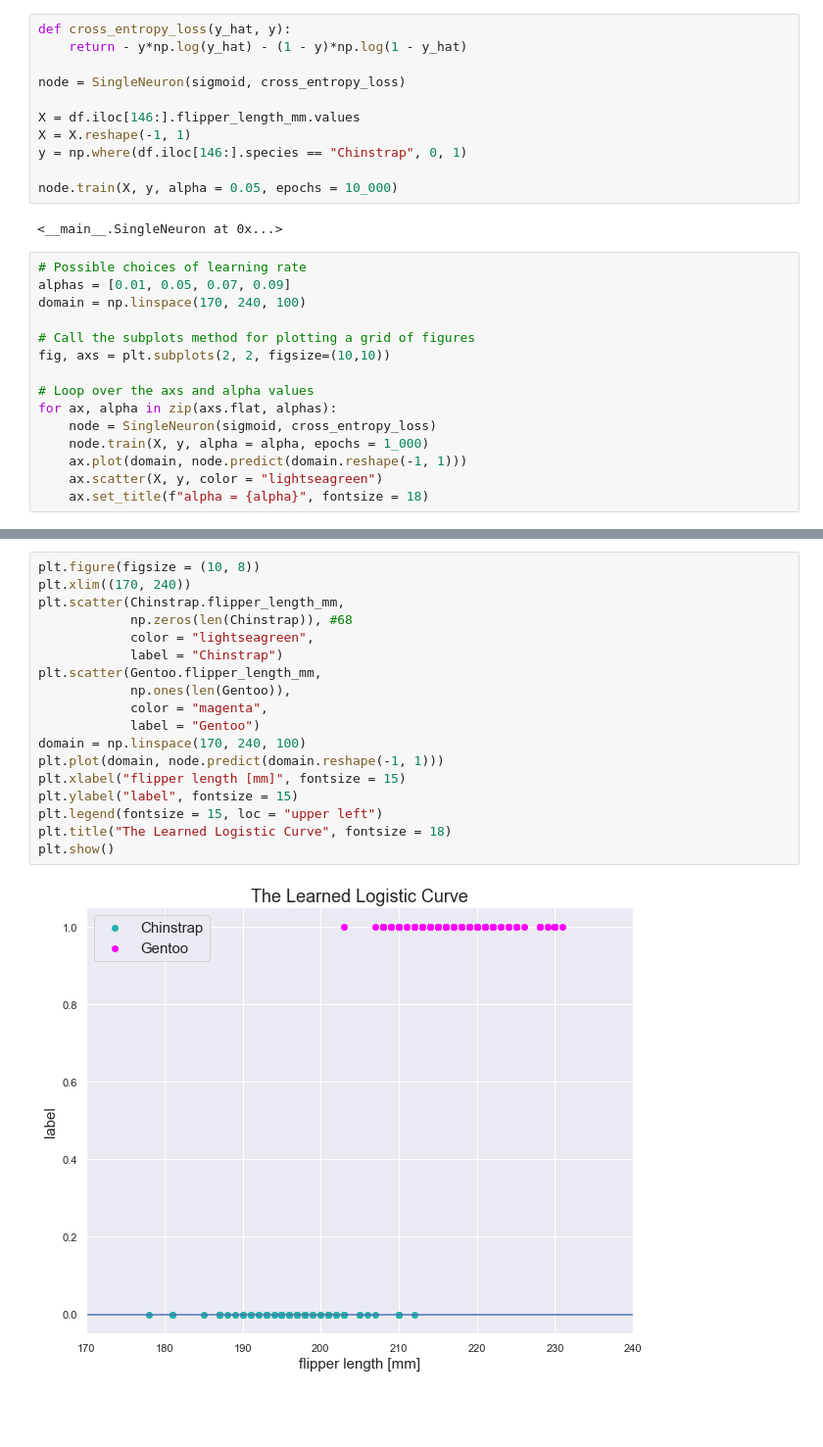
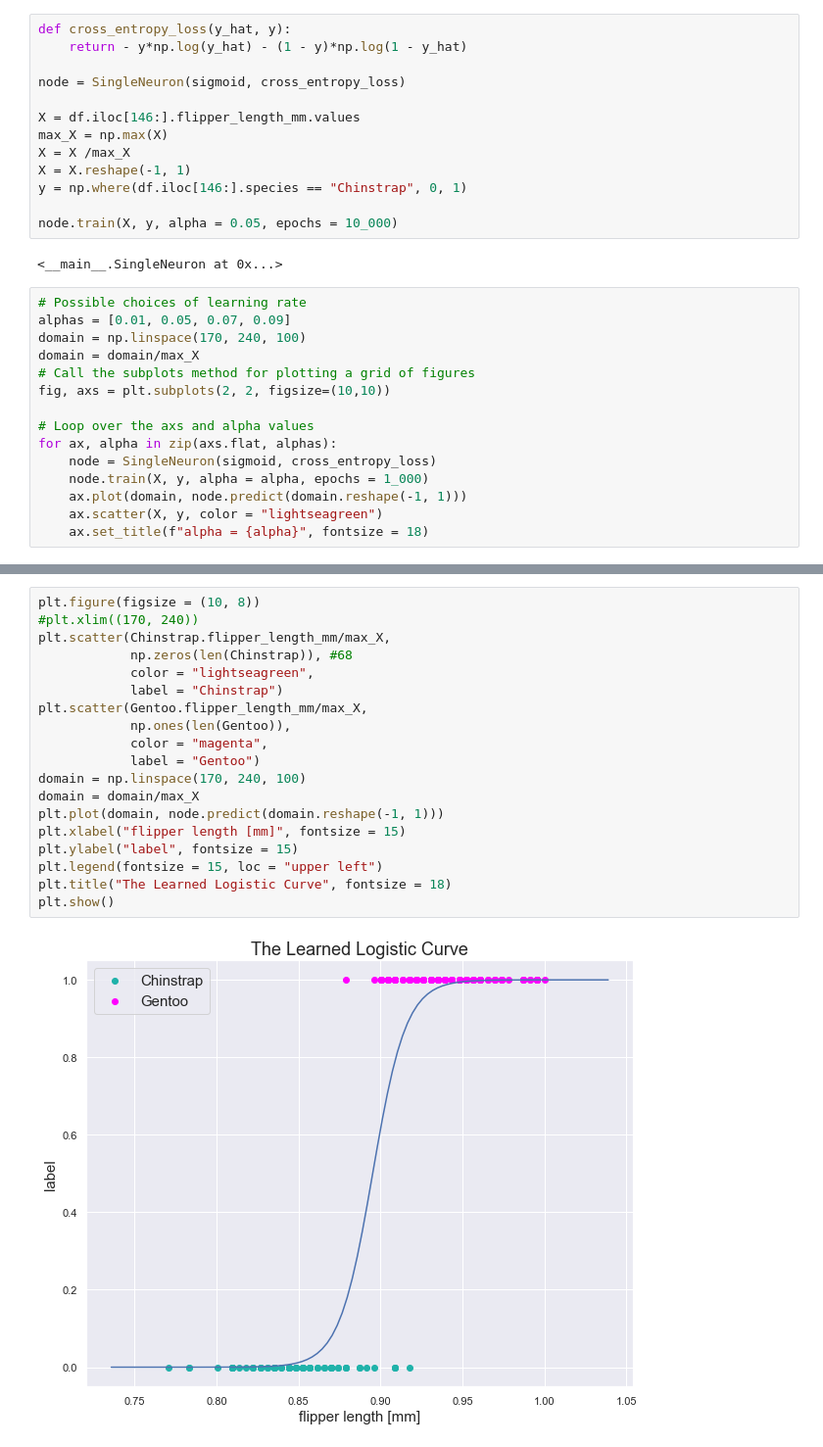
Before and after one commit to alinaali/Data_Science_and_Machine_Learning, a Jupyter notebook: Supervised Learning/Logistic_Regression/Logistic_Regression.ipynb, the cells around one changed output, grey strips where cells are left out. Shown: that part at 98% size. Cells and saved outputs as stored; diff of their text form; blank space fills up the shorter version.

```diff
--- a/Supervised Learning/Logistic_Regression/Logistic_Regression.ipynb
+++ b/Supervised Learning/Logistic_Regression/Logistic_Regression.ipynb
@@ -257,6 +313,8 @@ def cross_entropy_loss(y_hat, y):
 node = SingleNeuron(sigmoid, cross_entropy_loss)
 
 X = df.iloc[146:].flipper_length_mm.values
+max_X = np.max(X)
+X = X /max_X
 X = X.reshape(-1, 1)
 y = np.where(df.iloc[146:].species == "Chinstrap", 0, 1)
 
@@ -267,7 +325,7 @@ node.train(X, y, alpha = 0.05, epochs = 10_000)
 # Possible choices of learning rate
 alphas = [0.01, 0.05, 0.07, 0.09]
 domain = np.linspace(170, 240, 100)
-
+domain = domain/max_X
 # Call the subplots method for plotting a grid of figures
 fig, axs = plt.subplots(2, 2, figsize=(10,10))
 
@@ -300,20 +348,21 @@ plt.show()
 # %%
 plt.figure(figsize = (10, 8))
-plt.xlim((170, 240))
-plt.scatter(Chinstrap.flipper_length_mm,
+#plt.xlim((170, 240))
+plt.scatter(Chinstrap.flipper_length_mm/max_X,
             np.zeros(len(Chinstrap)), #68
             color = "lightseagreen",
             label = "Chinstrap")
-plt.scatter(Gentoo.flipper_length_mm,
+plt.scatter(Gentoo.flipper_length_mm/max_X,
             np.ones(len(Gentoo)),
             color = "magenta",
             label = "Gentoo")
 domain = np.linspace(170, 240, 100)
+domain = domain/max_X
 plt.plot(domain, node.predict(domain.reshape(-1, 1)))
 plt.xlabel("flipper length [mm]", fontsize = 15)
 plt.ylabel("label", fontsize = 15)
 plt.legend(fontsize = 15, loc = "upper left")
 plt.title("The Learned Logistic Curve", fontsize = 18)
 plt.show()
 # %% [output]
-[figure, old version]
+[figure, new version]
```
Also changed, not shown: parts of 31 cells of this notebook, 40 other files.
